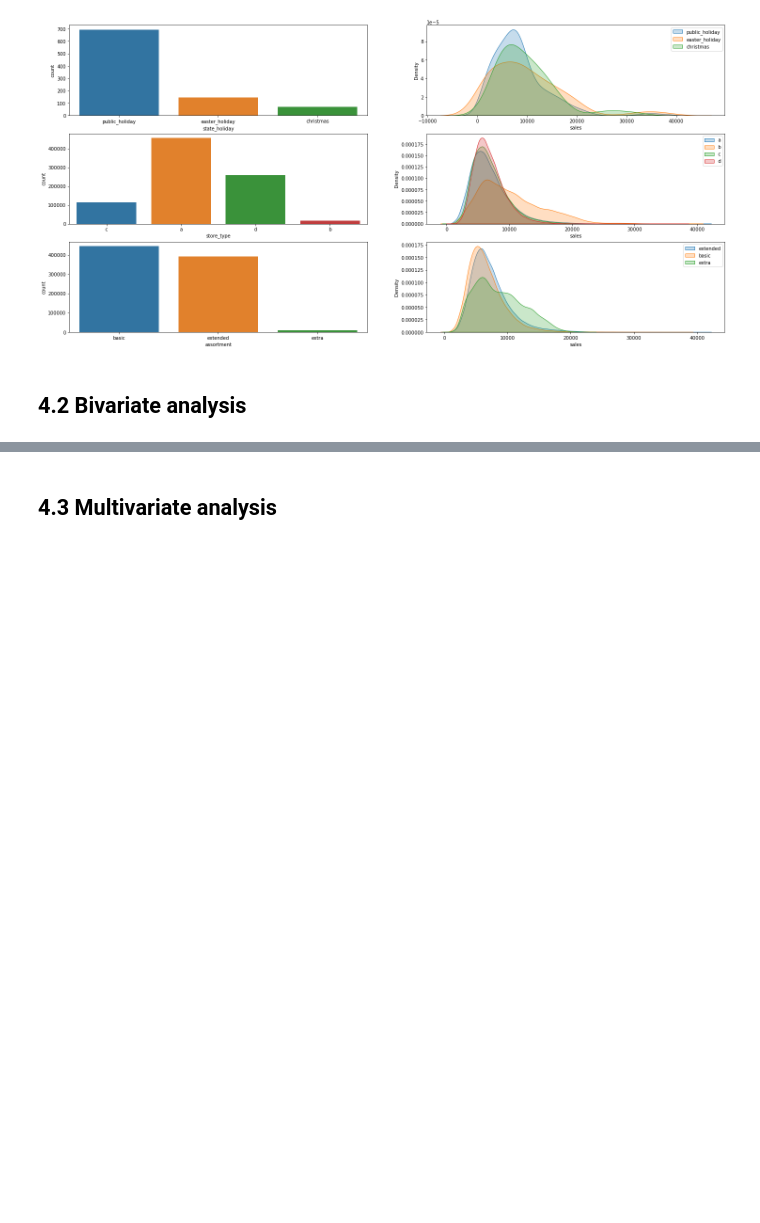
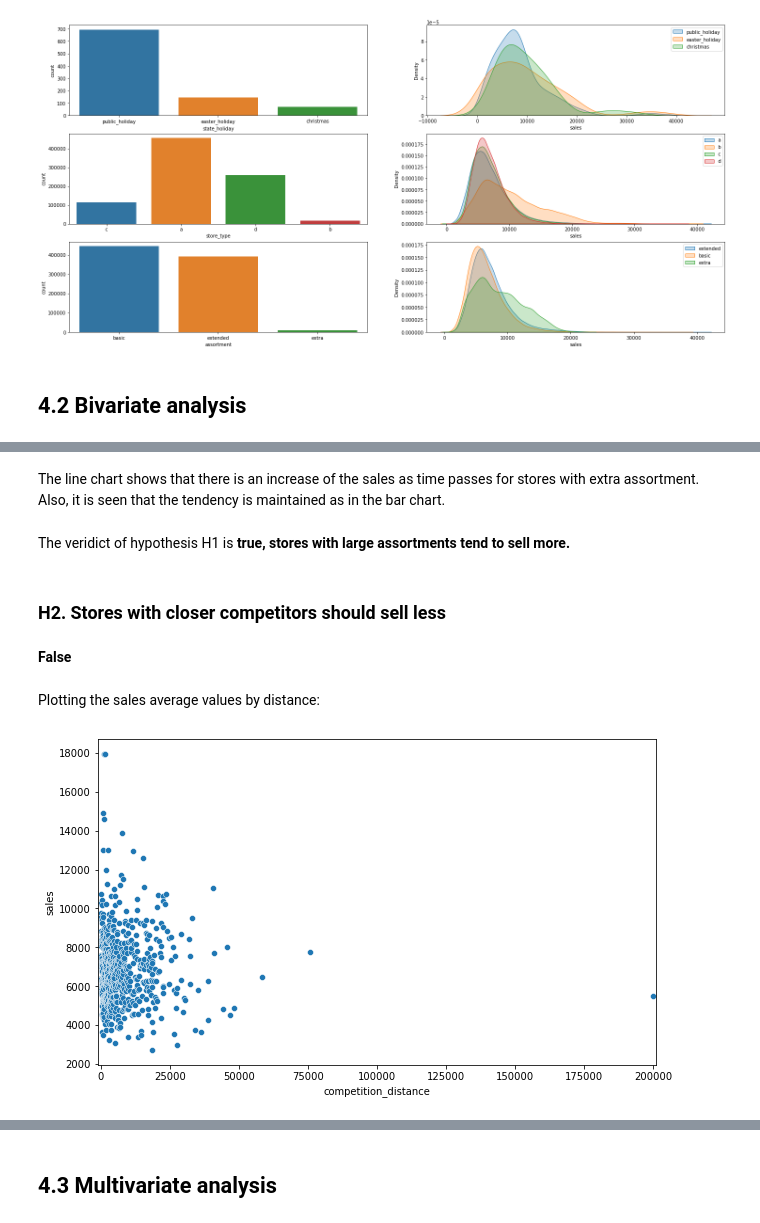
Before and after one commit to diegodinizf/Rossman-Sales, a Jupyter notebook: rossmann-sales-notebook.ipynb, the cells around one changed output, grey strips where cells are left out. Drawn from its saved outputs; the diff is of its cells as text; code cells hidden in the pictures; blank space fills up the shorter version.

```diff
--- a/rossmann-sales-notebook.ipynb
+++ b/rossmann-sales-notebook.ipynb
@@ -377,0 +415,18 @@ plt.show()
+# %% [markdown]
+The line chart shows that there is an increase of the sales as time passes for stores with extra assortment. Also, it is seen that the tendency is maintained as in the bar chart.
+# %% [markdown]
+The veridict of hypothesis H1 is **true, stores with large assortments tend to sell more.**
+# %% [markdown]
+### H2. Stores with closer competitors should sell less
+# %% [markdown]
+**False**
+# %% [markdown]
+Plotting the sales average values by distance:
+# %%
+plt.figure(figsize=(10,6))
+
+aux1 = df4[['competition_distance','sales']].groupby('competition_distance').mean().reset_index()
+sns.scatterplot(x = 'competition_distance', y='sales', data=aux1)
+plt.xlim(-1000,201000);
+# %% [output]
+[figure, added]
```
Also changed, not shown: parts of 61 cells of this notebook.
